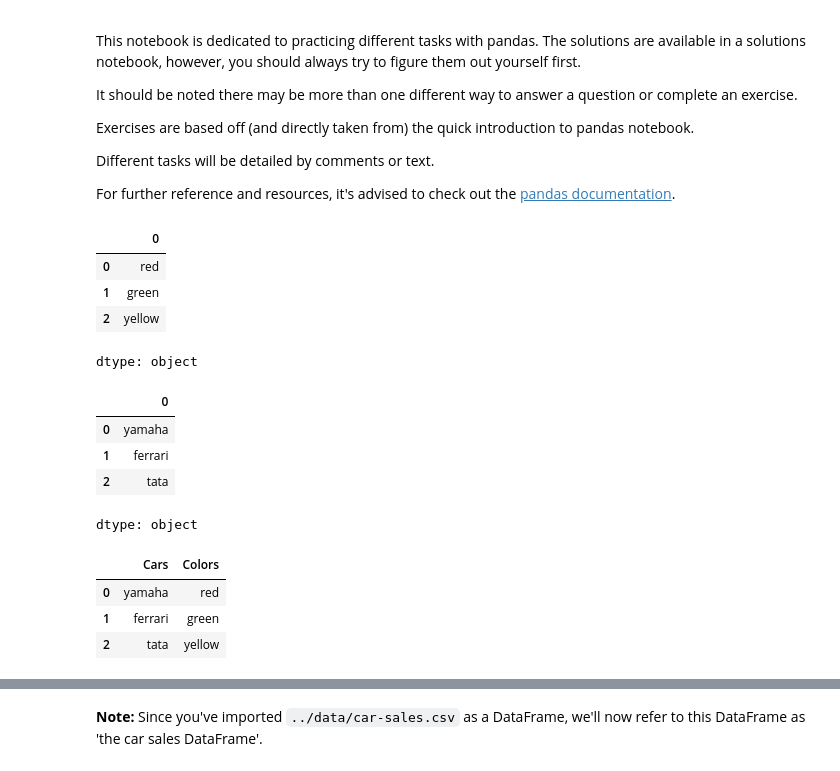
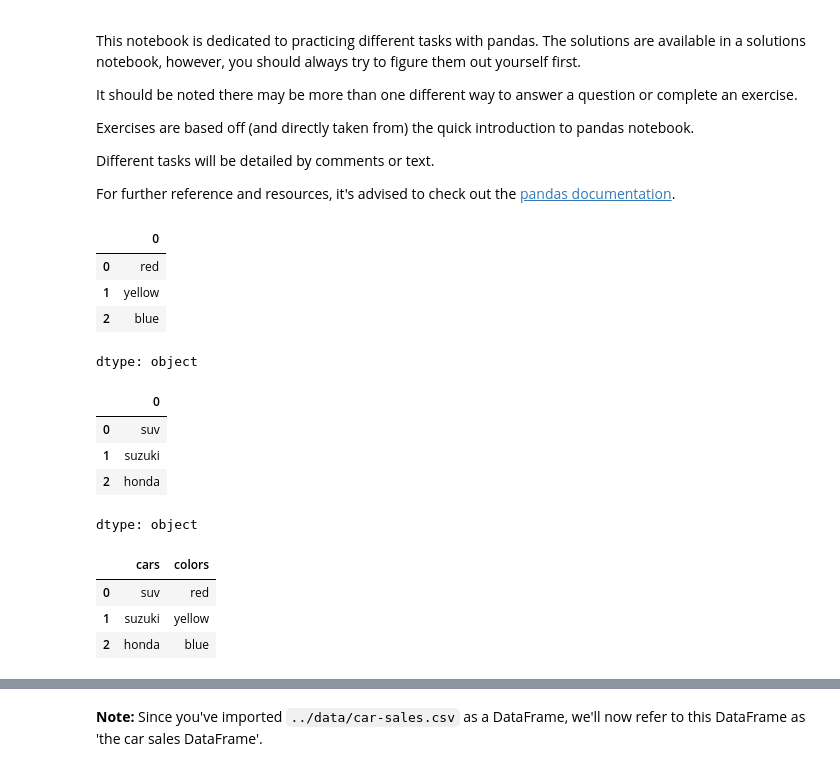
Before and after one commit to Ramakant-Tiwari/100-days-of-web-development, a Jupyter notebook: section-2-data-science-and-ml-tools/pandas-exercises.ipynb, the cells around one changed output, grey strips where cells are left out. Saved outputs shown, nothing was run; the diff lists cells and outputs as text; code cells hidden in the pictures.

```diff
--- a/section-2-data-science-and-ml-tools/pandas-exercises.ipynb
+++ b/section-2-data-science-and-ml-tools/pandas-exercises.ipynb
@@ -15,34 +17,34 @@ For further reference and resources, it's advised to check out the [pandas docum
 import pandas as pd
 # %%
 # Create a series of three different colours
-colors = pd.Series(["red", "green", "yellow"])
+colors = pd.Series(["red", "yellow", "blue"])
 # %%
 # View the series of different colours
 colors
 # %% [output]
 |  | 0 |
 | 0 | red |
-| 1 | green |
-| 2 | yellow |
+| 1 | yellow |
+| 2 | blue |
 dtype: object
 # %%
 # Create a series of three different car types and view it
-cars = pd.Series(["yamaha", "ferrari", "tata"])
+cars = pd.Series(["suv", "suzuki", "honda"])
 cars
 # %% [output]
 |  | 0 |
-| 0 | yamaha |
-| 1 | ferrari |
-| 2 | tata |
+| 0 | suv |
+| 1 | suzuki |
+| 2 | honda |
 dtype: object
 # %%
 # Combine the Series of cars and colours into a DataFrame
-sc = pd.DataFrame({"Cars": cars, "Colors": colors})
-sc
+df = pd.DataFrame({"cars": cars, "colors": colors})
+df
 # %% [output]
-|  | Cars | Colors |
-| 0 | yamaha | red |
-| 1 | ferrari | green |
-| 2 | tata | yellow |
+|  | cars | colors |
+| 0 | suv | red |
+| 1 | suzuki | yellow |
+| 2 | honda | blue |
 # %%
 # Import "../data/car-sales.csv" and turn it into a DataFrame
```
Also changed, not shown: parts of 52 cells of this notebook.
